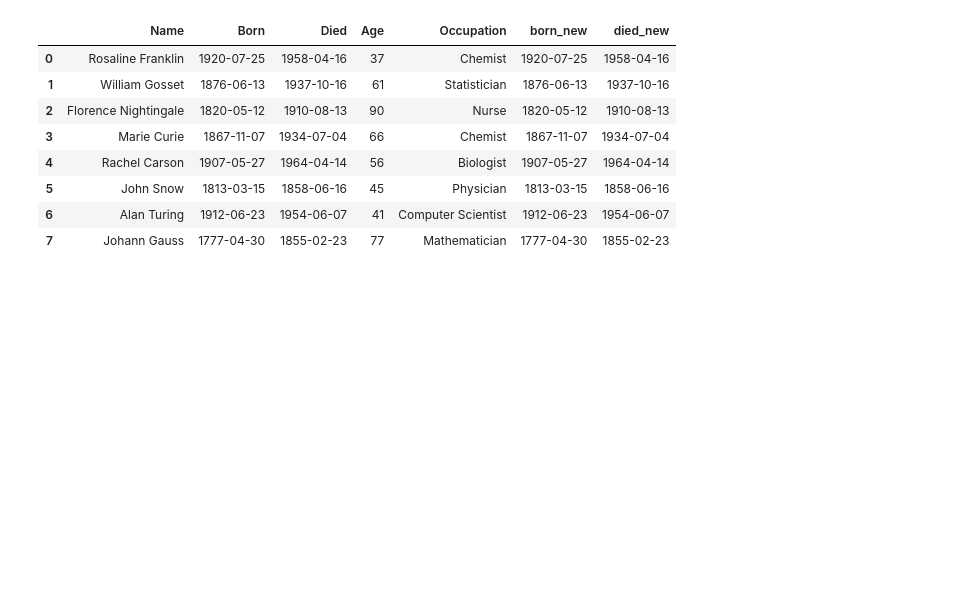
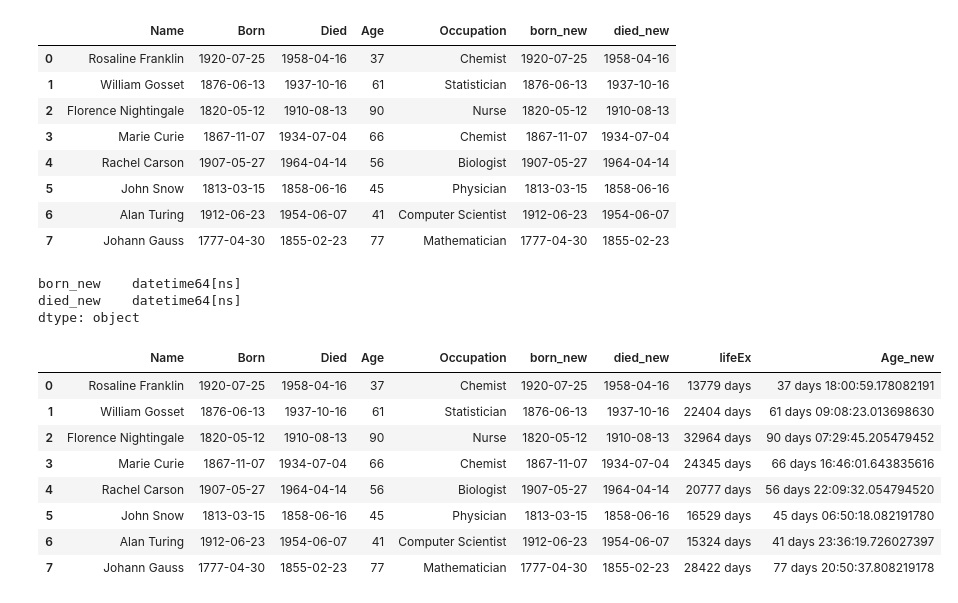
Before and after one commit to layla-focalors/pandas_learning, a Jupyter notebook: Ptest-1N19/Day2.ipynb, the cells around one changed output. Drawn from its saved outputs; the diff is of its cells as text; code cells hidden in the pictures; blank space fills up the shorter version.

```diff
--- a/Ptest-1N19/Day2.ipynb
+++ b/Ptest-1N19/Day2.ipynb
@@ -416,4 +416,22 @@ df
 | 7 | Johann Gauss | 1777-04-30 | 1855-02-23 | 77 | Mathematician | 1777-04-30 | 1855-02-23 |
 # %%
 sn = df[['born_new','died_new']]
-sn
+sn.dtypes
+# %% [output]
+born_new    datetime64[ns]
+died_new    datetime64[ns]
+dtype: object
+# %%
+df['lifeEx'] = df['died_new'] - df['born_new']
+df['Age_new'] = df['lifeEx'] / 365
+df
+# %% [output]
+|  | Name | Born | Died | Age | Occupation | born_new | died_new | lifeEx | Age_new |
+| 0 | Rosaline Franklin | 1920-07-25 | 1958-04-16 | 37 | Chemist | 1920-07-25 | 1958-04-16 | 13779 days | 37 days 18:00:59.178082191 |
+| 1 | William Gosset | 1876-06-13 | 1937-10-16 | 61 | Statistician | 1876-06-13 | 1937-10-16 | 22404 days | 61 days 09:08:23.013698630 |
+| 2 | Florence Nightingale | 1820-05-12 | 1910-08-13 | 90 | Nurse | 1820-05-12 | 1910-08-13 | 32964 days | 90 days 07:29:45.205479452 |
+| 3 | Marie Curie | 1867-11-07 | 1934-07-04 | 66 | Chemist | 1867-11-07 | 1934-07-04 | 24345 days | 66 days 16:46:01.643835616 |
+| 4 | Rachel Carson | 1907-05-27 | 1964-04-14 | 56 | Biologist | 1907-05-27 | 1964-04-14 | 20777 days | 56 days 22:09:32.054794520 |
+| 5 | John Snow | 1813-03-15 | 1858-06-16 | 45 | Physician | 1813-03-15 | 1858-06-16 | 16529 days | 45 days 06:50:18.082191780 |
+| 6 | Alan Turing | 1912-06-23 | 1954-06-07 | 41 | Computer Scientist | 1912-06-23 | 1954-06-07 | 15324 days | 41 days 23:36:19.726027397 |
+| 7 | Johann Gauss | 1777-04-30 | 1855-02-23 | 77 | Mathematician | 1777-04-30 | 1855-02-23 | 28422 days | 77 days 20:50:37.808219178 |
```
Also changed, not shown: parts of 6 cells of this notebook, 1 other file.
